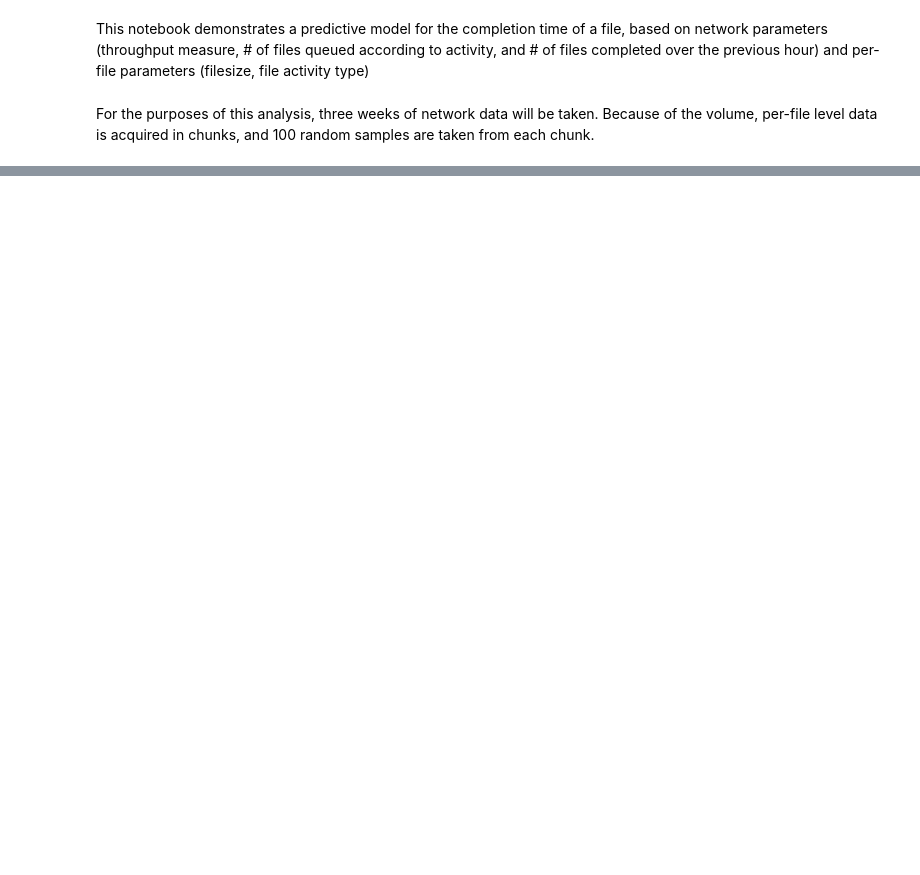
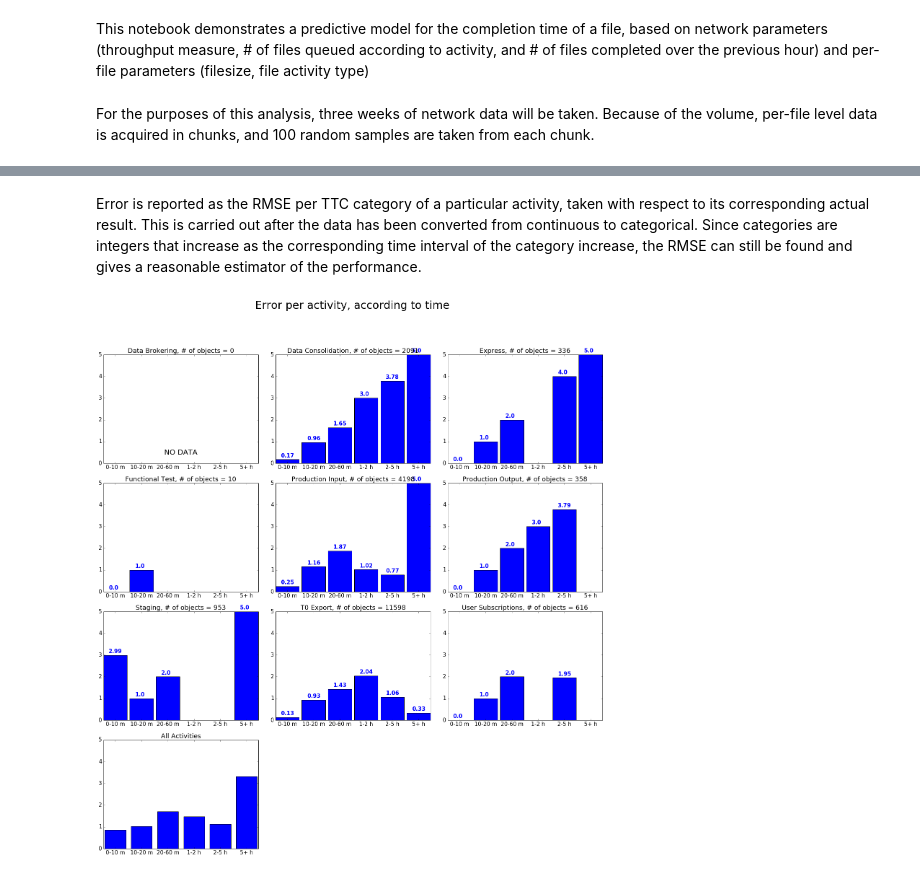
Before and after one commit to ATLAS-Analytics/AnalyticsNotebooks, a Jupyter notebook: Wesley/LinkRegression-Copy1.ipynb, the cells around one changed output, grey strips where cells are left out. Cells and saved outputs as stored; diff of their text form; code cells hidden in the pictures; blank space fills up the shorter version.

```diff
--- a/Wesley/LinkRegression-Copy1.ipynb
+++ b/Wesley/LinkRegression-Copy1.ipynb
@@ -178,7 +178,7 @@ queryTemp = '''{
     "2": {
       "date_histogram": {
         "field": "timestamp",
-        "interval": "1h",
+        "interval": "30m",
         "time_zone": "Europe/Berlin",
         "min_doc_count": 1,
         "extended_bounds": {
@@ -713,3 +656,70 @@ ValueError: The truth value of an array with more than one element is ambiguous.
+# %% [markdown]
+Error is reported as the RMSE per TTC category of a particular activity, taken with respect to its corresponding actual result. This is carried out after the data has been converted from continuous to categorical. Since categories are integers that increase as the corresponding time interval of the category increase, the RMSE can still be found and gives a reasonable estimator of the performance.
+# %%
+#Get performance statistics, broken down according to activity
+
+rmseTotal = []
+
+#For each activity, get RMSE of the predicted values
+yPredictCat = convertSecsToCat(Y_predict)
+yTestCat = convertSecsToCat(Y_test)
+
+predictSize = np.zeros(len(uniqueActivities))
+for i in range(len(uniqueActivities)):
+    currentIndex = np.array(activity[sp:])==uniqueActivities[i]
+    currentActivityTest = yTestCat[currentIndex]
+    currentActivityPredict = yPredictCat[currentIndex]
+    predictSize[i] = len(currentActivityPredict)
+    rmse = np.zeros(6)
+
+    #For each TTC category, find the predicted files with that TTC index and compared to test data, taking the RMS
+    for j in range(6):
+        index = (currentActivityPredict==j)
+        rmse[j] = np.sqrt(np.mean((currentActivityPredict[index] - currentActivityTest[index])**2.))
+    rmseTotal.append(rmse)
+
+
+#Get total RMSE as well, without separating out the activities
+rmse = np.zeros(6)
+for j in range(6):
+    index = (yPredictCat==j)
+    rmse[j] = np.sqrt(np.mean((yPredictCat[index] - yTestCat[index])**2.))
+rmseTotal.append(rmse)
+
+#x-labels for bar plot
+timeStr = ['0-10 m','10-20 m','20-60 m', '1-2 h','2-5 h', '5+ h']
+
+plt.figure(figsize=(20,20))
+ax1 = plt.subplot(4,3,len(uniqueActivities)+1)
+plt.bar(range(6),rmseTotal[len(uniqueActivities)],align='center')
+plt.xticks(range(6),timeStr)
+plt.title('All Activities')
+
+for i in range(len(uniqueActivities)):
+    plt.subplot(4,3,i+1,sharex=ax1,sharey=ax1)
+
+    #Place a "NO DATA" label on plot if there is no info for that activity
+    if np.sum(np.isnan(rmseTotal[i])) == 6:
+        plt.title('%s, # of objects = %i'%(str(uniqueActivities[i]), predictSize[i]))
+        plt.annotate('NO DATA', xy=(2.5, 0.5),size=20,ha="center", va="center")
+        plt.xticks(range(6),timeStr)
+
+
+    else:
+        plt.bar(range(6),rmseTotal[i],width=0.9,align='center')
+        plt.title('%s, # of objects = %i'%(str(uniqueActivities[i]), predictSize[i]))
+        plt.xticks(range(6),timeStr)
+
+        ax = plt.gca()
+        for u,v in enumerate(rmseTotal[i]):
+            if np.logical_not(np.isnan(v)):
+                ax.text(u-0.25, v+0.1, str(np.round(v,2)), color='blue', fontweight='bold')
+
+plt.suptitle('Error per activity, according to time',size=30,y=1.08)
+plt.tight_layout()
+plt.show()
+# %% [output]
+[figure, added]
 # %%
 from sklearn.tree import DecisionTreeClassifier
 from sklearn.ensemble import (RandomForestClassifier,GradientBoostingClassifier,BaggingClassifier,
```
Also changed, not shown: parts of 22 cells of this notebook, 5 other files.
